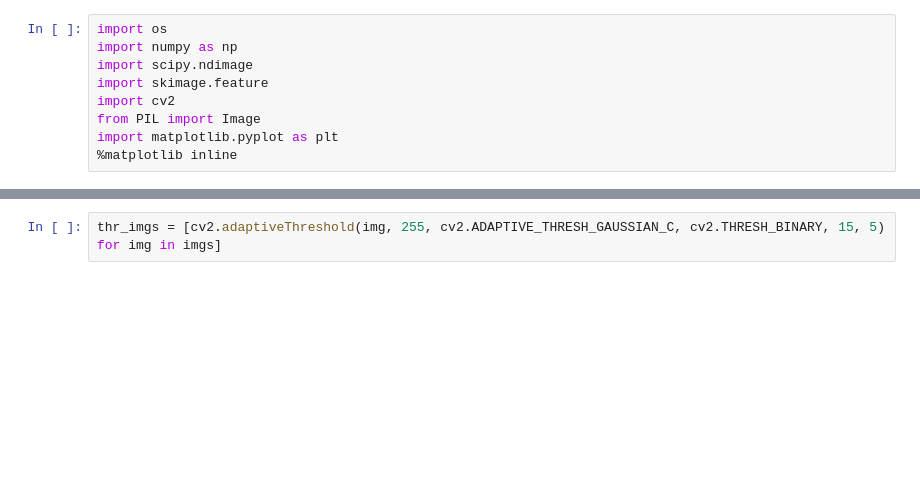
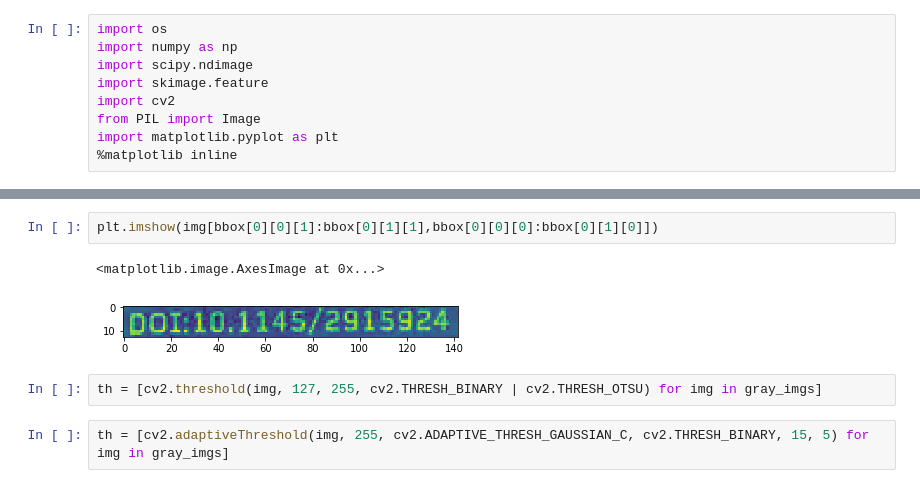
Before and after one commit to L-sky/UCU_CV_HW2, a Jupyter notebook: task1/notes_text.ipynb, the cells around one changed output, grey strips where cells are left out. Drawn from its saved outputs; the diff is of its cells as text; blank space fills up the shorter version.

```diff
--- a/task1/notes_text.ipynb
+++ b/task1/notes_text.ipynb
@@ -100,2 +149,9 @@ Image.fromarray(imgs[0])
+# %%
+plt.imshow(img[bbox[0][0][1]:bbox[0][1][1],bbox[0][0][0]:bbox[0][1][0]])
+# %% [output]
+<matplotlib.image.AxesImage at 0x...>
+[figure, added]
+# %%
+th = [cv2.threshold(img, 127, 255, cv2.THRESH_BINARY | cv2.THRESH_OTSU) for img in gray_imgs]
 # %%
-thr_imgs = [cv2.adaptiveThreshold(img, 255, cv2.ADAPTIVE_THRESH_GAUSSIAN_C, cv2.THRESH_BINARY, 15, 5) for img in imgs]
+th = [cv2.adaptiveThreshold(img, 255, cv2.ADAPTIVE_THRESH_GAUSSIAN_C, cv2.THRESH_BINARY, 15, 5) for img in gray_imgs]
```
Also changed, not shown: parts of 25 cells of this notebook, 3 other files.
